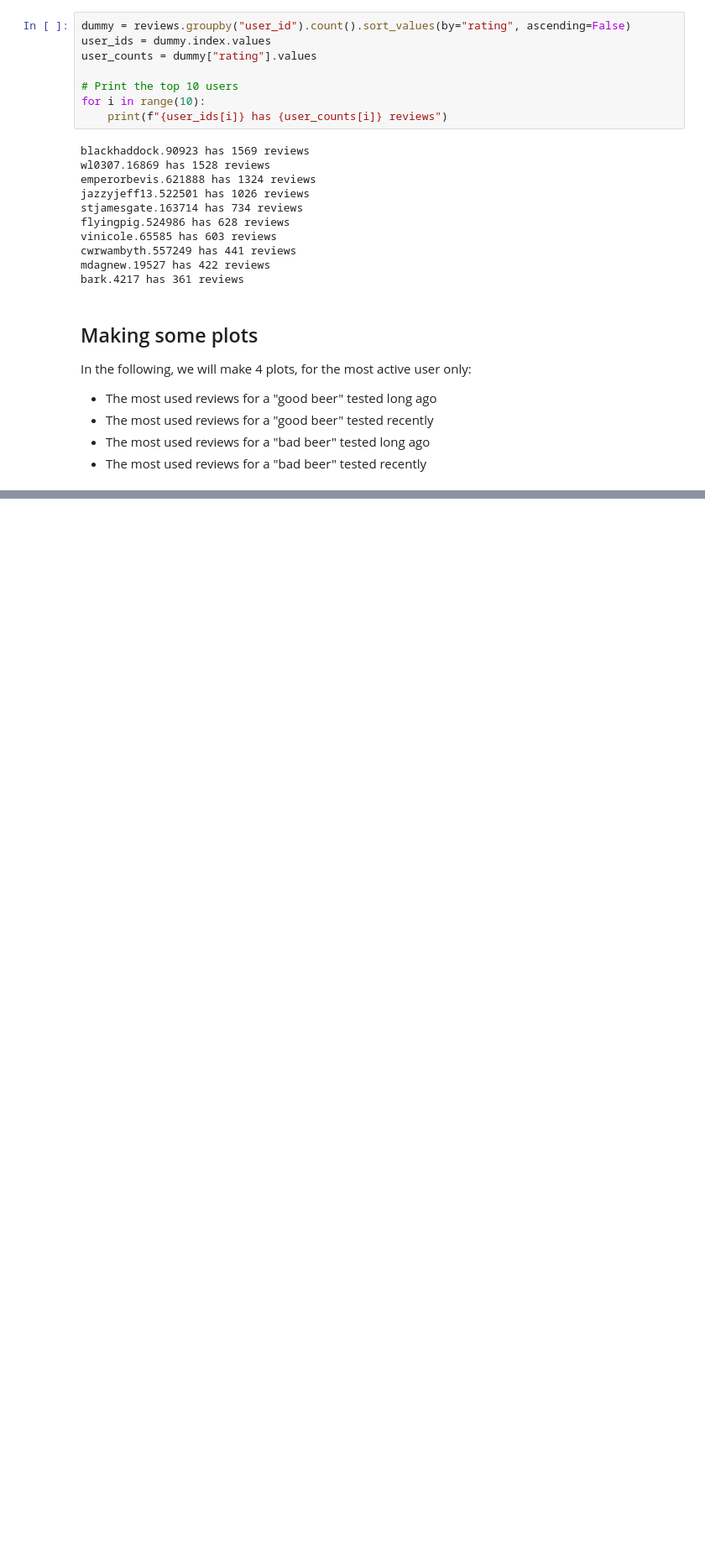
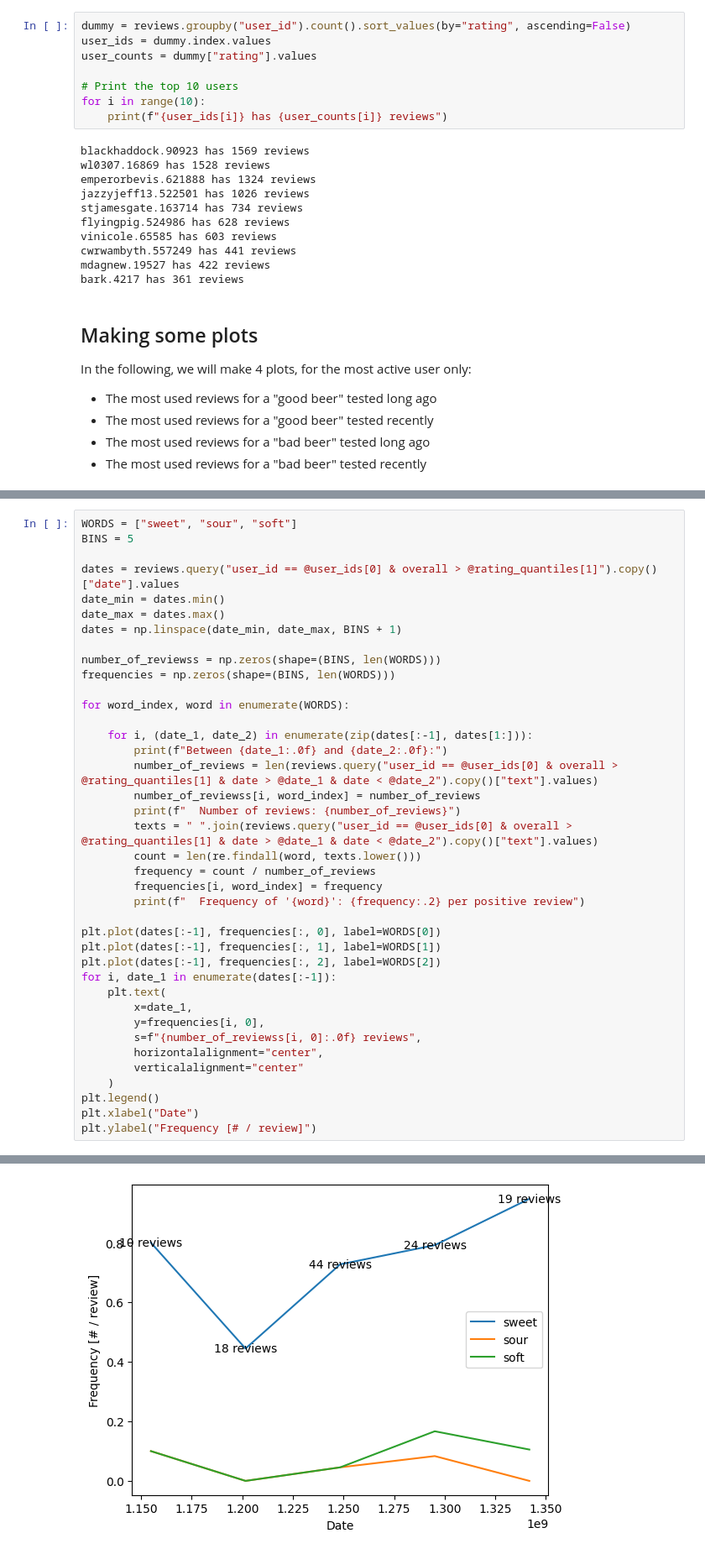
Before and after one commit to epfl-ada/ada-2023-project-welovepandas, a Jupyter notebook: experimentations/analyse_trends.ipynb, the cells around one changed output, grey strips where cells are left out. Shown at 84% size. Saved outputs shown, nothing was run; the diff lists cells and outputs as text; blank space fills up the shorter version.

Commit message:
Added some word frequency analysis

```diff
--- a/experimentations/analyse_trends.ipynb
+++ b/experimentations/analyse_trends.ipynb
@@ -116,0 +120,40 @@ To see if there is a real **evolution** in the trends, or if the differences amo
+# %%
+WORDS = ["sweet", "sour", "soft"]
+BINS = 5
+
+dates = reviews.query("user_id == @user_ids[0] & overall > @rating_quantiles[1]").copy()["date"].values
+date_min = dates.min()
+date_max = dates.max()
+dates = np.linspace(date_min, date_max, BINS + 1)
+
+number_of_reviewss = np.zeros(shape=(BINS, len(WORDS)))
+frequencies = np.zeros(shape=(BINS, len(WORDS)))
+
+for word_index, word in enumerate(WORDS):
+
+    for i, (date_1, date_2) in enumerate(zip(dates[:-1], dates[1:])):
+        print(f"Between {date_1:.0f} and {date_2:.0f}:")
+        number_of_reviews = len(reviews.query("user_id == @user_ids[0] & overall > @rating_quantiles[1] & date > @date_1 & date < @date_2").copy()["text"].values)
+        number_of_reviewss[i, word_index] = number_of_reviews
+        print(f"  Number of reviews: {number_of_reviews}")
+        texts = " ".join(reviews.query("user_id == @user_ids[0] & overall > @rating_quantiles[1] & date > @date_1 & date < @date_2").copy()["text"].values)
+        count = len(re.findall(word, texts.lower()))
+        frequency = count / number_of_reviews
+        frequencies[i, word_index] = frequency
+        print(f"  Frequency of '{word}': {frequency:.2} per positive review")
+
+plt.plot(dates[:-1], frequencies[:, 0], label=WORDS[0])
+plt.plot(dates[:-1], frequencies[:, 1], label=WORDS[1])
+plt.plot(dates[:-1], frequencies[:, 2], label=WORDS[2])
+for i, date_1 in enumerate(dates[:-1]):
+    plt.text(
+        x=date_1,
+        y=frequencies[i, 0],
+        s=f"{number_of_reviewss[i, 0]:.0f} reviews",
+        horizontalalignment="center",
+        verticalalignment="center"
+    )
+plt.legend()
+plt.xlabel("Date")
+plt.ylabel("Frequency [# / review]")
+# %% [output]
@@ -116,0 +178 @@ To see if there is a real **evolution** in the trends, or if the differences amo
+[figure, added]
```
Also changed, not shown: parts of 5 cells of this notebook.
